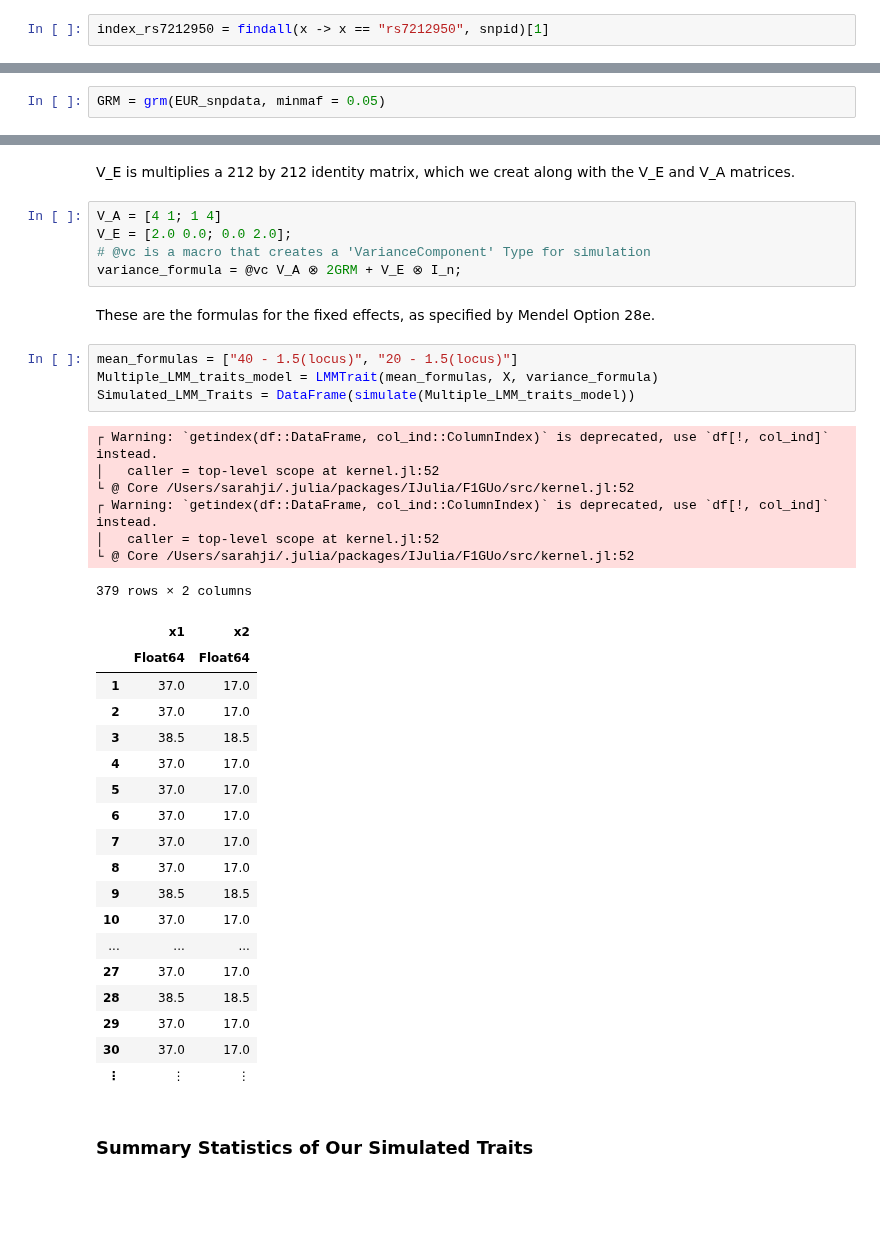
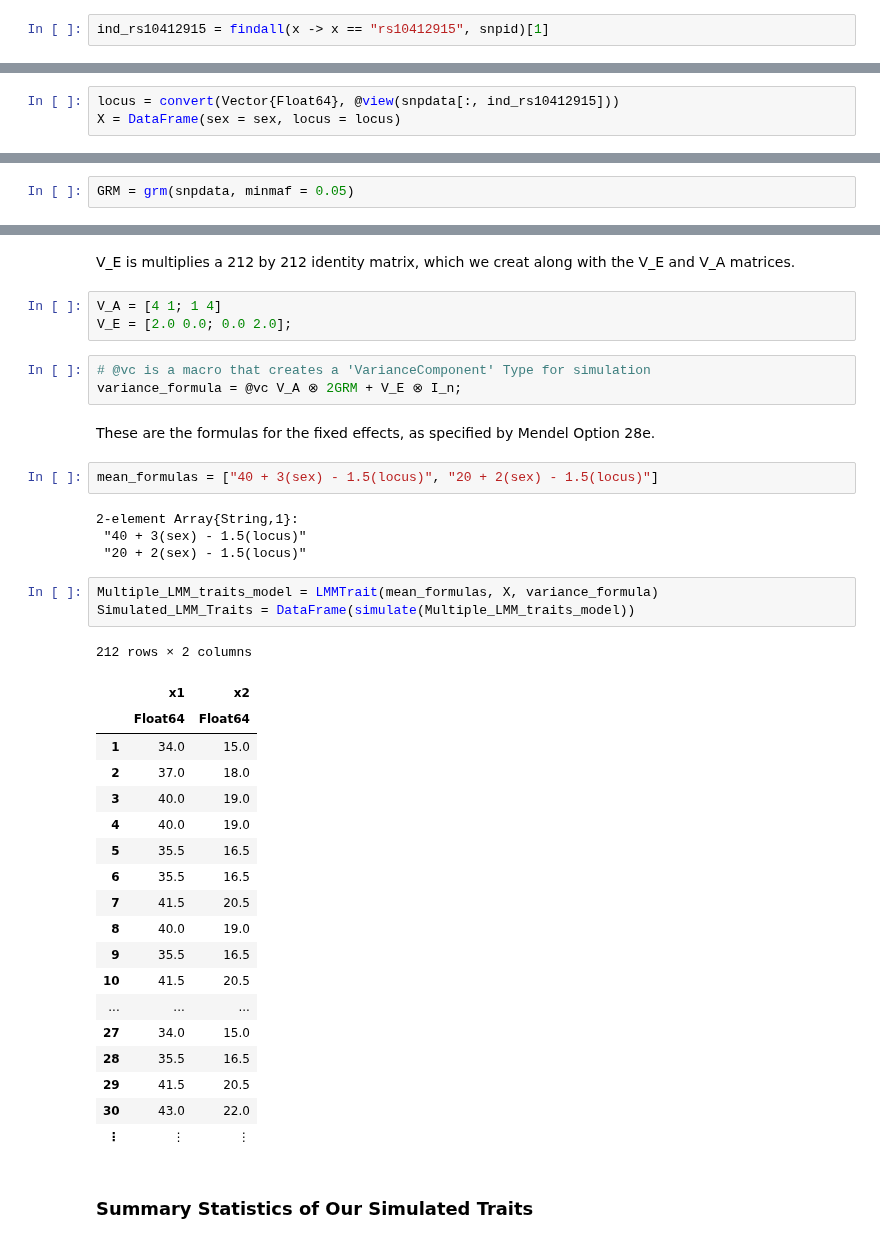
Before and after one commit to OpenMendel/TraitSimulation.jl, a Jupyter notebook: docs/TraitSimulation_28e.ipynb, the cells around one changed output, grey strips where cells are left out. Drawn from its saved outputs; the diff is of its cells as text; blank space fills up the shorter version.

````diff
--- a/docs/TraitSimulation_28e.ipynb
+++ b/docs/TraitSimulation_28e.ipynb
@@ -138,3 +254,3 @@ We next need to find the position of the snp rs7212950.  If you wish to use anot
 # %%
-index_rs7212950 = findall(x -> x == "rs7212950", snpid)[1]
+ind_rs10412915 = findall(x -> x == "rs10412915", snpid)[1]
 # %% [output]
@@ -167,0 +262,3 @@ X = DataFrame(locus = convert(Vector{Float64}, @view(EUR_snpdata[:, index_rs7212
+# %%
+locus = convert(Vector{Float64}, @view(snpdata[:, ind_rs10412915]))
+X = DataFrame(sex = sex, locus = locus)
@@ -227,5 +378,5 @@ We will use the same values of $\textbf{GRM, V_a, and V_e}$ in the bivariate cov
 
 Note that the residual covariance among two relatives is the additive genetic variance, $\textbf{V_a}$, times twice the kinship coefficient, $\Phi$. The kinship matrix is derived from the genetic relationship matrix $\textbf{GRM}$ across the common SNPs with minor allele frequency at least 0.05.
 # %%
-GRM = grm(EUR_snpdata, minmaf = 0.05)
+GRM = grm(snpdata, minmaf = 0.05)
 # %% [output]
@@ -328,42 +484,42 @@ Example) Specifying more than 2 variance components (let V_H indicate an additio
 ```
 # %% [markdown]
 V_E is multiplies a 212 by 212 identity matrix, which we creat along with the V_E and V_A matrices.
+# %%
+V_A = [4 1; 1 4]
+V_E = [2.0 0.0; 0.0 2.0];
 # %%
-V_A = [4 1; 1 4]
-V_E = [2.0 0.0; 0.0 2.0];
 # @vc is a macro that creates a 'VarianceComponent' Type for simulation
 variance_formula = @vc V_A ⊗ 2GRM + V_E ⊗ I_n;
 # %% [markdown]
 These are the formulas for the fixed effects, as specified by Mendel Option 28e.
+# %%
+mean_formulas = ["40 + 3(sex) - 1.5(locus)", "20 + 2(sex) - 1.5(locus)"]
+# %% [output]
+2-element Array{String,1}:
+ "40 + 3(sex) - 1.5(locus)"
+ "20 + 2(sex) - 1.5(locus)"
 # %%
-mean_formulas = ["40 - 1.5(locus)", "20 - 1.5(locus)"]
 Multiple_LMM_traits_model = LMMTrait(mean_formulas, X, variance_formula)
 Simulated_LMM_Traits = DataFrame(simulate(Multiple_LMM_traits_model))
 # %% [output]
-┌ Warning: `getindex(df::DataFrame, col_ind::ColumnIndex)` is deprecated, use `df[!, col_ind]` instead.
-│   caller = top-level scope at kernel.jl:52
-└ @ Core /Users/sarahji/.julia/packages/IJulia/F1GUo/src/kernel.jl:52
-┌ Warning: `getindex(df::DataFrame, col_ind::ColumnIndex)` is deprecated, use `df[!, col_ind]` instead.
-│   caller = top-level scope at kernel.jl:52
-└ @ Core /Users/sarahji/.julia/packages/IJulia/F1GUo/src/kernel.jl:52
+212 rows × 2 columns
-379 rows × 2 columns
 |  | x1 | x2 |
 |  | Float64 | Float64 |
-| 1 | 37.0 | 17.0 |
-| 2 | 37.0 | 17.0 |
-| 3 | 38.5 | 18.5 |
-| 4 | 37.0 | 17.0 |
-| 5 | 37.0 | 17.0 |
-| 6 | 37.0 | 17.0 |
-| 7 | 37.0 | 17.0 |
-| 8 | 37.0 | 17.0 |
-| 9 | 38.5 | 18.5 |
-| 10 | 37.0 | 17.0 |
+| 1 | 34.0 | 15.0 |
+| 2 | 37.0 | 18.0 |
+| 3 | 40.0 | 19.0 |
+| 4 | 40.0 | 19.0 |
+| 5 | 35.5 | 16.5 |
+| 6 | 35.5 | 16.5 |
+| 7 | 41.5 | 20.5 |
+| 8 | 40.0 | 19.0 |
+| 9 | 35.5 | 16.5 |
+| 10 | 41.5 | 20.5 |
 | ... | ... | ... |
-| 27 | 37.0 | 17.0 |
-| 28 | 38.5 | 18.5 |
-| 29 | 37.0 | 17.0 |
-| 30 | 37.0 | 17.0 |
+| 27 | 34.0 | 15.0 |
+| 28 | 35.5 | 16.5 |
+| 29 | 41.5 | 20.5 |
+| 30 | 43.0 | 22.0 |
 | ⋮ | ⋮ | ⋮ |
 # %% [markdown]
 ### Summary Statistics of Our Simulated Traits
````
Also changed, not shown: parts of 62 cells of this notebook, 2 other files.
